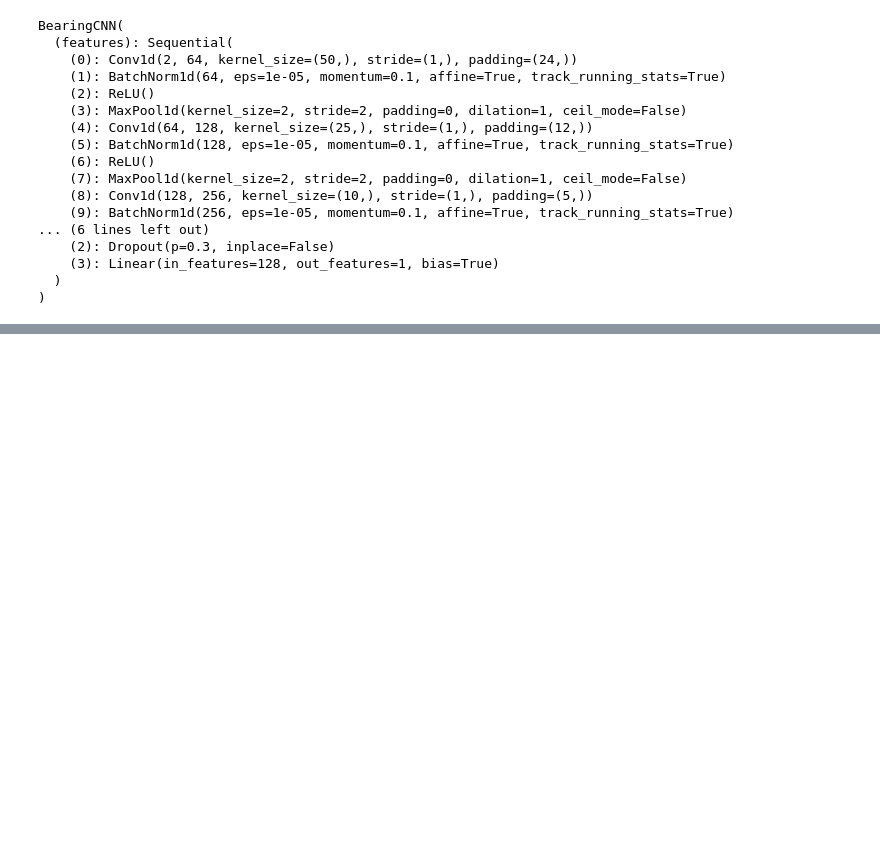
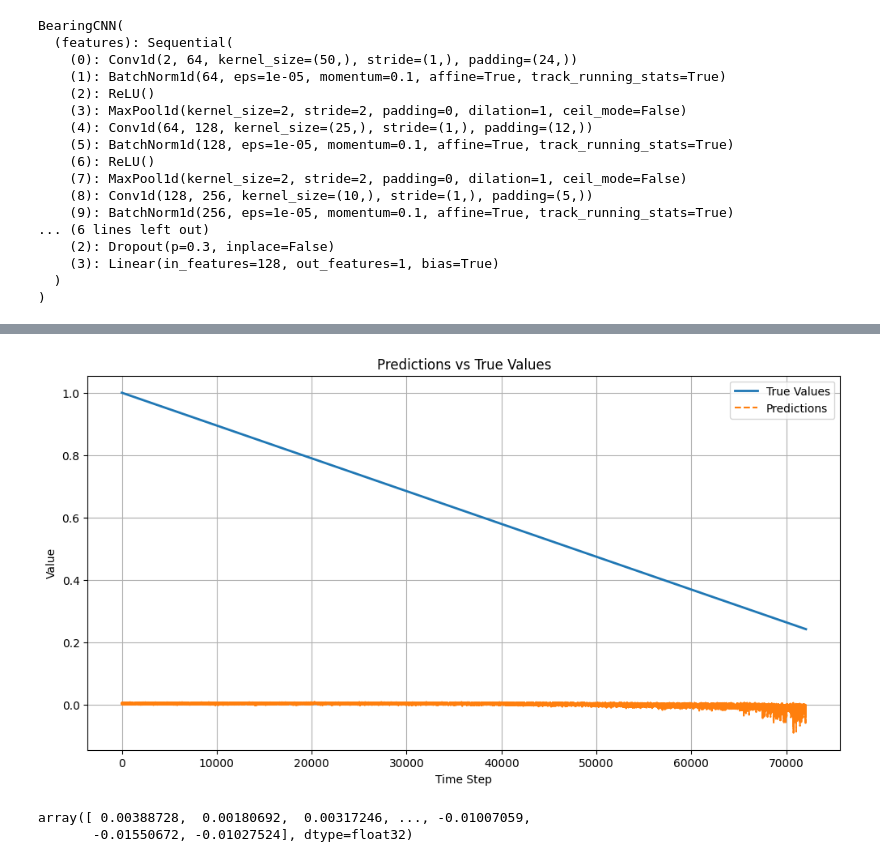
Before and after one commit to cntgfy90/bearing-rul, a Jupyter notebook: 1dcnn.ipynb, the cells around one changed output, grey strips where cells are left out. Saved outputs shown, nothing was run; the diff lists cells and outputs as text; code cells hidden in the pictures; blank space fills up the shorter version.

```diff
--- a/1dcnn.ipynb
+++ b/1dcnn.ipynb
@@ -296,0 +354,36 @@ Epoch 2: Train Loss 4339864.7245, Train R² = 0.936
+# %%
+def plot_training_history(loss_history, metric_history=None):
+    plt.figure(figsize=(12, 5))
+
+    # Loss plot
+    plt.subplot(1, 2, 1)
+    plt.plot(loss_history, label='Training Loss')
+    plt.title('Training Loss Curve')
+    plt.xlabel('Epoch')
+    plt.ylabel('Loss')
+    plt.grid(True)
+
+    # Metrics plot
+    if metric_history:
+        plt.subplot(1, 2, 2)
+        for metric_name, values in metric_history.items():
+            plt.plot(values, label=metric_name)
+        plt.title('Training Metrics')
+        plt.xlabel('Epoch')
+        plt.ylabel('Metric Value')
+        plt.grid(True)
+        plt.legend()
+
+    plt.tight_layout()
+    plt.show()
+
+def plot_predictions_vs_actuals(y_true, y_pred, title='Predictions vs True Values'):
+    plt.figure(figsize=(12, 6))
+    plt.plot(y_true, label='True Values', linewidth=2)
+    plt.plot(y_pred, label='Predictions', linestyle='--')
+    plt.xlabel('Time Step')
+    plt.ylabel('Value')
+    plt.title(title)
+    plt.legend()
+    plt.grid(True)
+    plt.show()
@@ -296,0 +449,4 @@ Epoch 2: Train Loss 4339864.7245, Train R² = 0.936
+# %%
+test_results = test(model, test_loader, device)
+
+test_results
@@ -296,0 +467,12 @@ Epoch 2: Train Loss 4339864.7245, Train R² = 0.936
+# %%
+plot_predictions_vs_actuals(
+    test_results['test_targets'],
+    test_results['test_preds']
+)
+# %% [output]
+[figure, added]
+# %%
+test_results['test_targets']
+# %% [output]
+array([ 0.00388728,  0.00180692,  0.00317246, ..., -0.01007059,
+       -0.01550672, -0.01027524], dtype=float32)
```
Also changed, not shown: parts of 16 cells of this notebook.
